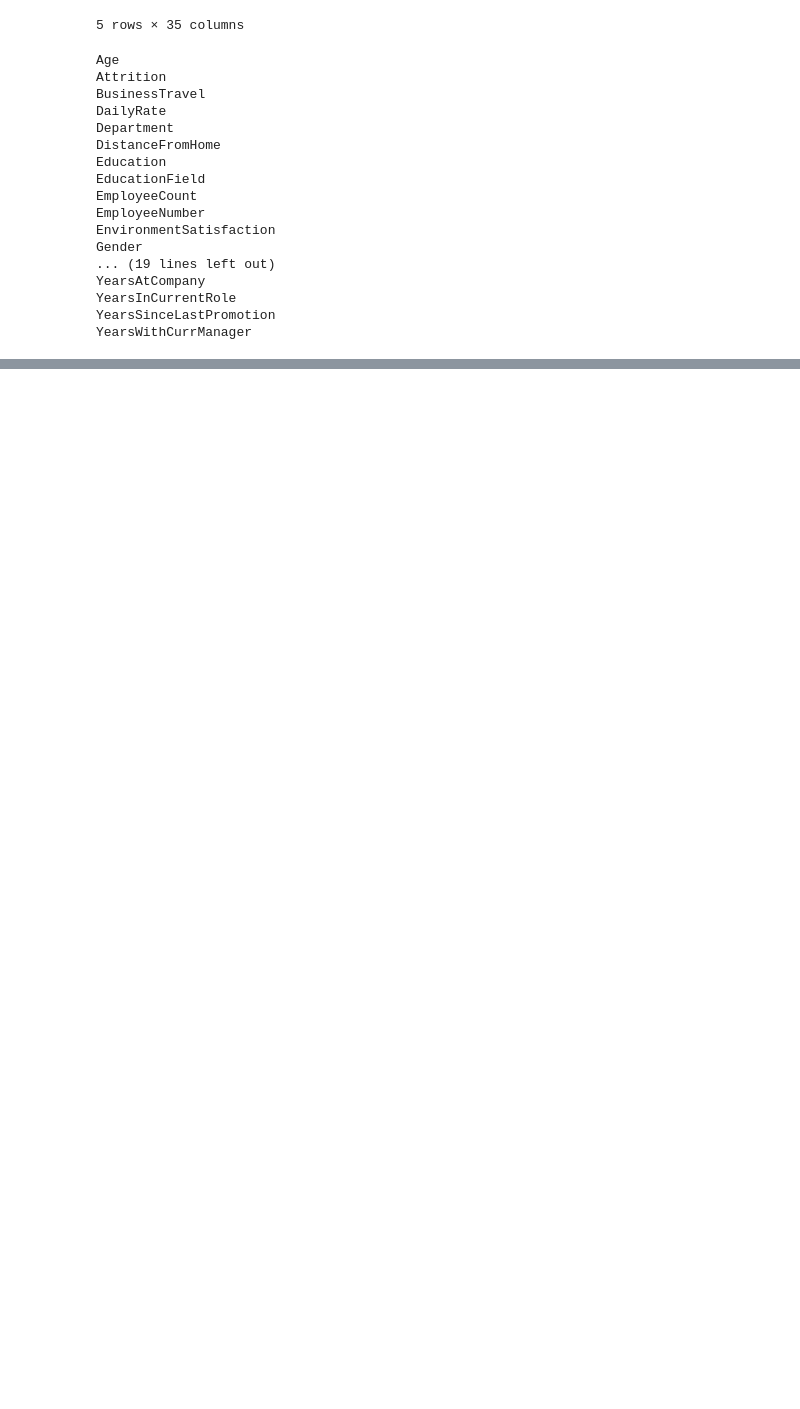
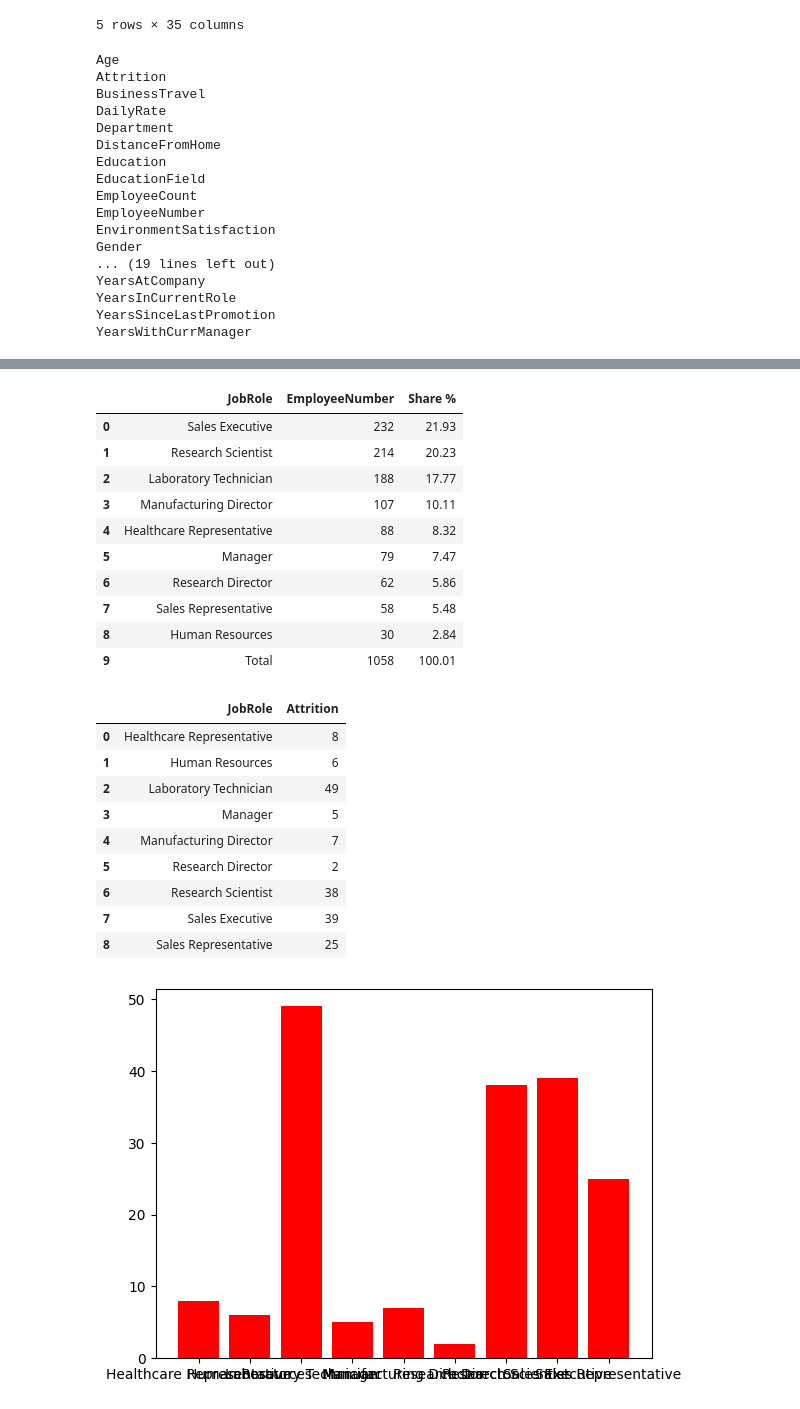
Before and after one commit to ptkwan/analise-rotatividade-ibm, a Jupyter notebook: notebook.ipynb, the cells around one changed output, grey strips where cells are left out. Saved outputs shown, nothing was run; the diff lists cells and outputs as text; code cells hidden in the pictures; blank space fills up the shorter version.

```diff
--- a/notebook.ipynb
+++ b/notebook.ipynb
@@ -62,0 +120,50 @@ YearsWithCurrManager
+# %%
+# - Analisar a distribuição da rotatividade por departamento
+#
+# Colunas
+#   Attrition
+#   Department
+#   JobRole
+
+
+count_dep = df[['JobRole', 'EmployeeNumber']]
+count_dep = count_dep.groupby('JobRole')['EmployeeNumber'].count().reset_index()
+count_dep['Share %'] = count_dep['EmployeeNumber'].apply(lambda x: round(x / sum(count_dep['EmployeeNumber']) * 100, 2))
+count_dep = count_dep.sort_values('EmployeeNumber', ascending=False)
+
+count_dep_total = pd.DataFrame([{
+    'JobRole':'Total',
+    'EmployeeNumber': count_dep['EmployeeNumber'].sum(),
+    'Share %': count_dep['Share %'].sum()}])
+count_dep = pd.concat([count_dep, count_dep_total], ignore_index = True)
+
+rotativ_dep = df[['Attrition', 'JobRole']]
+rotativ_dep = rotativ_dep.groupby('JobRole')['Attrition'].sum().reset_index()
+
+display(count_dep)
+display(rotativ_dep)
+plt.bar(rotativ_dep['JobRole'], rotativ_dep['Attrition'], color='red')
+plt.show()
+# %% [output]
+|  | JobRole | EmployeeNumber | Share % |
+| 0 | Sales Executive | 232 | 21.93 |
+| 1 | Research Scientist | 214 | 20.23 |
+| 2 | Laboratory Technician | 188 | 17.77 |
+| 3 | Manufacturing Director | 107 | 10.11 |
+| 4 | Healthcare Representative | 88 | 8.32 |
+| 5 | Manager | 79 | 7.47 |
+| 6 | Research Director | 62 | 5.86 |
+| 7 | Sales Representative | 58 | 5.48 |
+| 8 | Human Resources | 30 | 2.84 |
+| 9 | Total | 1058 | 100.01 |
+|  | JobRole | Attrition |
+| 0 | Healthcare Representative | 8 |
+| 1 | Human Resources | 6 |
+| 2 | Laboratory Technician | 49 |
+| 3 | Manager | 5 |
+| 4 | Manufacturing Director | 7 |
+| 5 | Research Director | 2 |
+| 6 | Research Scientist | 38 |
+| 7 | Sales Executive | 39 |
+| 8 | Sales Representative | 25 |
+[figure, added]
```
Also changed, not shown: parts of 3 cells of this notebook, 4 other files.
